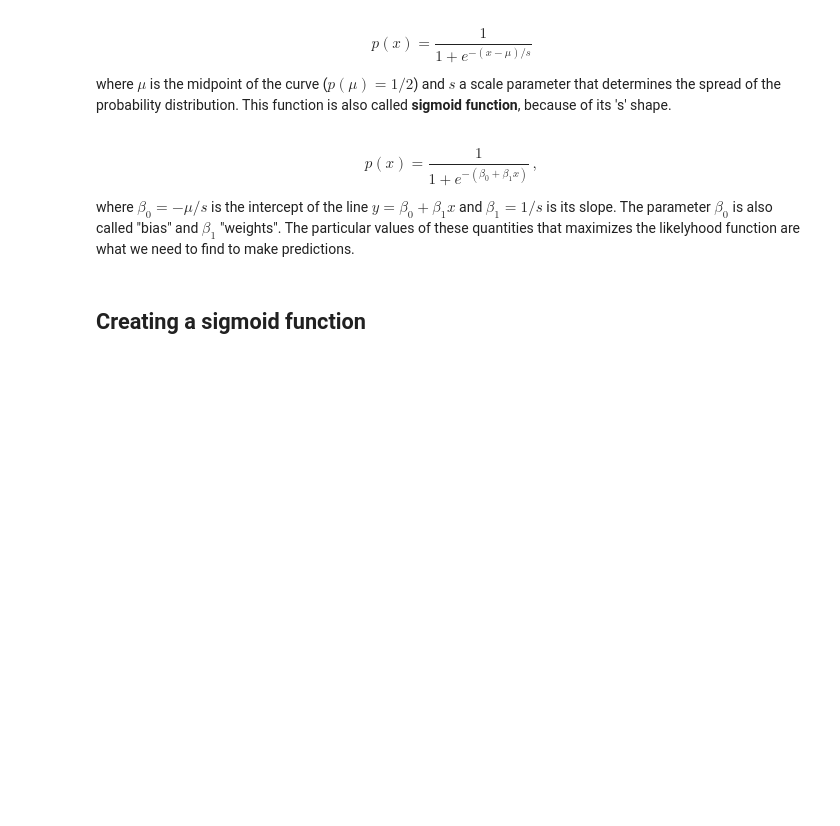
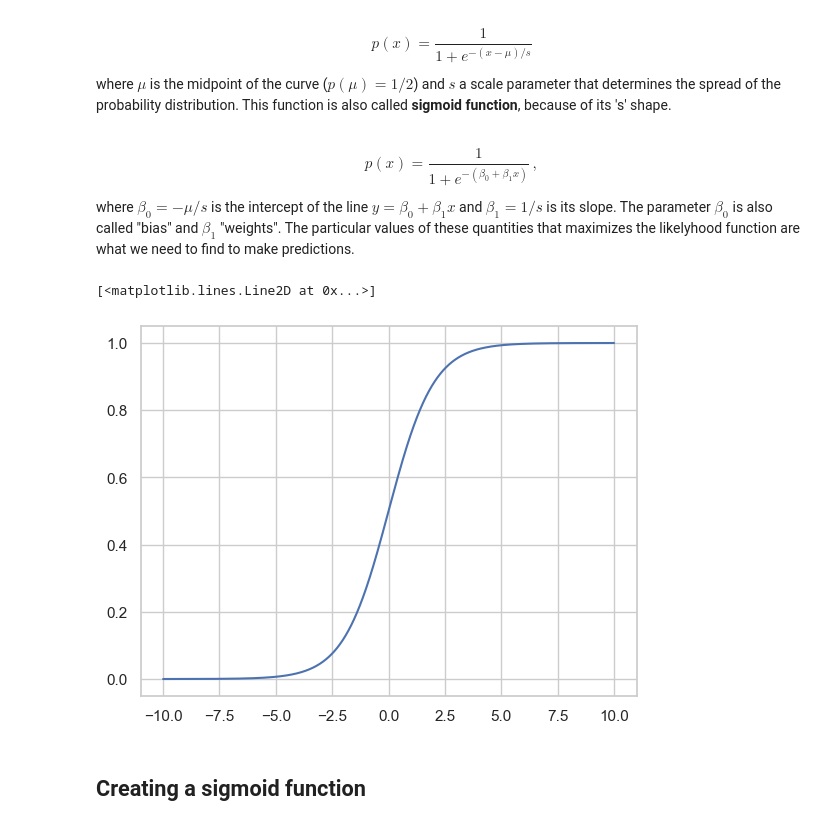
Before and after one commit to SahilLodha/AI_Classes_Notebooks, a Jupyter notebook: classical_ml/Section 02 - Logistic Regression/Logistic Regression.ipynb, the cells around one changed output. Cells and saved outputs as stored; diff of their text form; code cells hidden in the pictures; blank space fills up the shorter version.

```diff
--- a/classical_ml/Section 02 - Logistic Regression/Logistic Regression.ipynb
+++ b/classical_ml/Section 02 - Logistic Regression/Logistic Regression.ipynb
@@ -38,6 +38,17 @@ where $\mu$ is the midpoint of the curve ($p(\mu)=1/2$) and $s$ a scale paramete
 # %% [markdown]
 $$ p(x) = \dfrac{1}{1+e^{-(\beta_0 + \beta_1 x)}} \,,$$
 where $\beta_0 = -\mu/s$ is the intercept of the line $y = \beta_0 + \beta_1 x$ and $\beta_1 = 1/s$ is its slope. The parameter $\beta_0$ is also called "bias" and $\beta_1$ "weights". The particular values of these quantities that maximizes the likelyhood function are what we need to find to make predictions.
+# %%
+import numpy as np
+
+sigmoid = lambda x: 1 / (1 + np.exp(-x))
+x_sig = np.linspace(-10, 10, 100000000)
+y_sig = sigmoid(x_sig)
+# %%
+plt.plot(x_sig, y_sig)
+# %% [output]
+[<matplotlib.lines.Line2D at 0x...>]
+[figure, added]
 # %% [markdown]
 ## Creating a sigmoid function
 # %%
```
Also changed, not shown: parts of 1 cell of this notebook, 1 other file.
